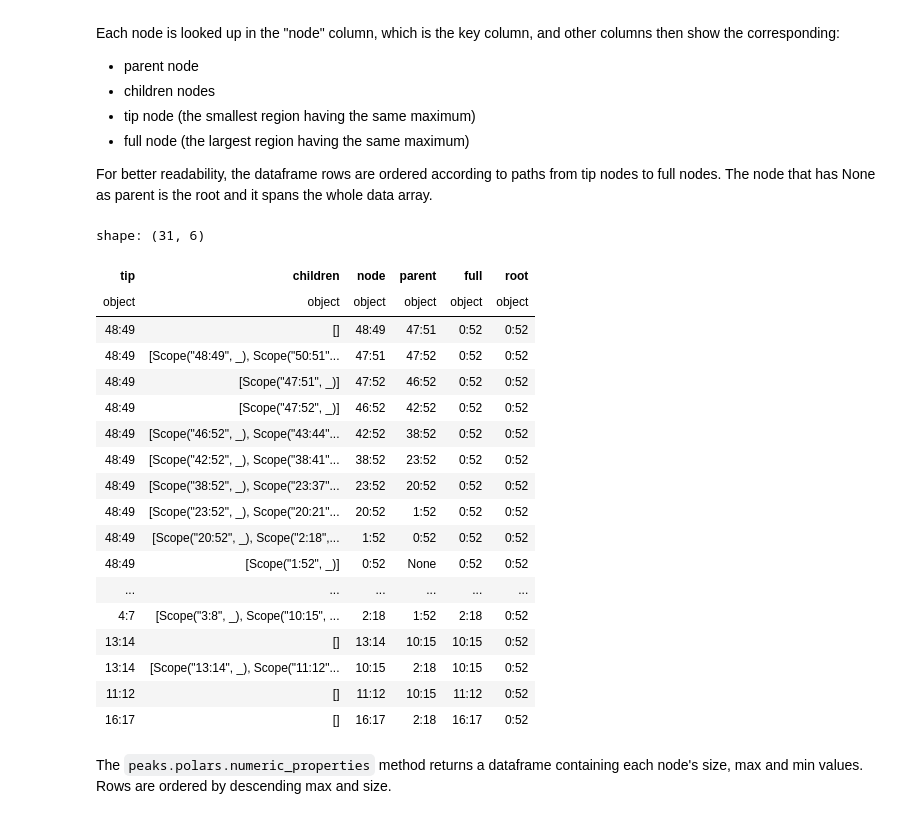
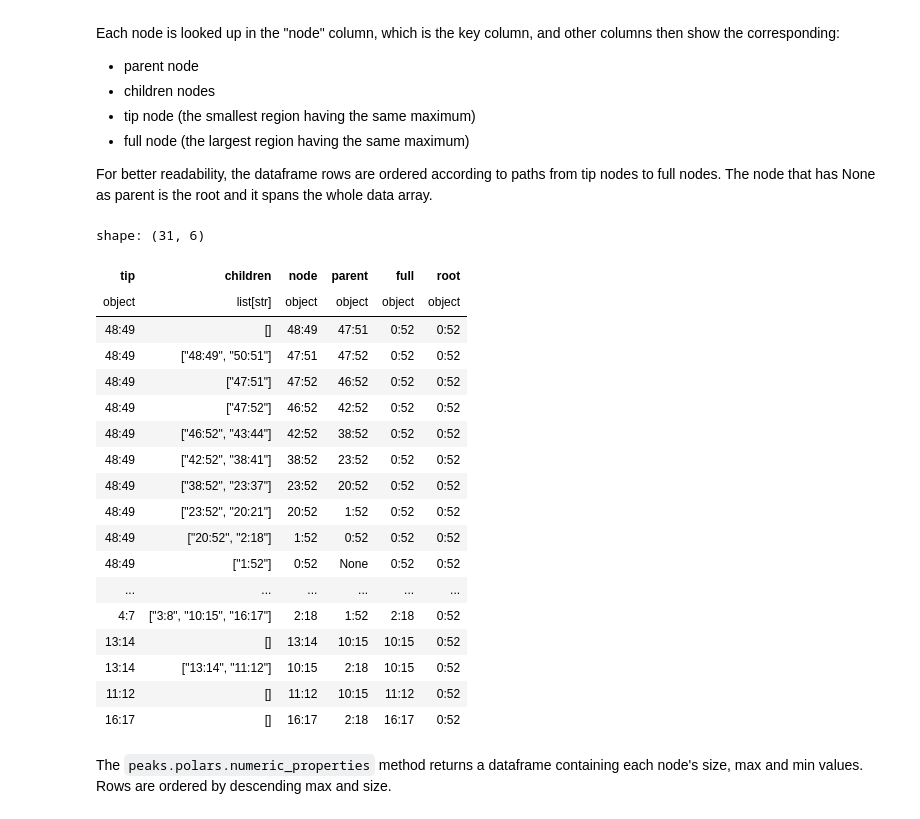
Before and after one commit to eivindtostesen/hierarchical_peak_finding, a Jupyter notebook: dataframes_tutorial.ipynb, the cells around one changed output. Saved outputs shown, nothing was run; the diff lists cells and outputs as text; code cells hidden in the pictures.

```diff
--- a/dataframes_tutorial.ipynb
+++ b/dataframes_tutorial.ipynb
@@ -160,31 +160,31 @@ For better readability, the dataframe rows are ordered according to paths from t
 # %%
 # Generate the data set:
 X, Y = peakoscope.example_1(randomseed=RANDOM_SEED)
 # Get the peak analysis results:
 peaks = peakoscope.tree(Y)
 # Add polars functionality to the peaks:
-peakoscope.interface_polars.TreePolars(peaks, X=X)
+peakoscope.interface_polars.TreePolars(peaks, attrname="polars", X=X)
 
 # Dataframe with the network of peak nodes:
 peaks.polars.tree_structure()
 # %% [output]
 shape: (31, 6)
 | tip | children | node | parent | full | root |
-| object | object | object | object | object | object |
+| object | list[str] | object | object | object | object |
 | 48:49 | [] | 48:49 | 47:51 | 0:52 | 0:52 |
-| 48:49 | [Scope("48:49", _), Scope("50:51"... | 47:51 | 47:52 | 0:52 | 0:52 |
-| 48:49 | [Scope("47:51", _)] | 47:52 | 46:52 | 0:52 | 0:52 |
-| 48:49 | [Scope("47:52", _)] | 46:52 | 42:52 | 0:52 | 0:52 |
-| 48:49 | [Scope("46:52", _), Scope("43:44"... | 42:52 | 38:52 | 0:52 | 0:52 |
-| 48:49 | [Scope("42:52", _), Scope("38:41"... | 38:52 | 23:52 | 0:52 | 0:52 |
-| 48:49 | [Scope("38:52", _), Scope("23:37"... | 23:52 | 20:52 | 0:52 | 0:52 |
-| 48:49 | [Scope("23:52", _), Scope("20:21"... | 20:52 | 1:52 | 0:52 | 0:52 |
-| 48:49 | [Scope("20:52", _), Scope("2:18",... | 1:52 | 0:52 | 0:52 | 0:52 |
-| 48:49 | [Scope("1:52", _)] | 0:52 | None | 0:52 | 0:52 |
+| 48:49 | ["48:49", "50:51"] | 47:51 | 47:52 | 0:52 | 0:52 |
+| 48:49 | ["47:51"] | 47:52 | 46:52 | 0:52 | 0:52 |
+| 48:49 | ["47:52"] | 46:52 | 42:52 | 0:52 | 0:52 |
+| 48:49 | ["46:52", "43:44"] | 42:52 | 38:52 | 0:52 | 0:52 |
+| 48:49 | ["42:52", "38:41"] | 38:52 | 23:52 | 0:52 | 0:52 |
+| 48:49 | ["38:52", "23:37"] | 23:52 | 20:52 | 0:52 | 0:52 |
+| 48:49 | ["23:52", "20:21"] | 20:52 | 1:52 | 0:52 | 0:52 |
+| 48:49 | ["20:52", "2:18"] | 1:52 | 0:52 | 0:52 | 0:52 |
+| 48:49 | ["1:52"] | 0:52 | None | 0:52 | 0:52 |
 | ... | ... | ... | ... | ... | ... |
-| 4:7 | [Scope("3:8", _), Scope("10:15", ... | 2:18 | 1:52 | 2:18 | 0:52 |
+| 4:7 | ["3:8", "10:15", "16:17"] | 2:18 | 1:52 | 2:18 | 0:52 |
 | 13:14 | [] | 13:14 | 10:15 | 10:15 | 0:52 |
-| 13:14 | [Scope("13:14", _), Scope("11:12"... | 10:15 | 2:18 | 10:15 | 0:52 |
+| 13:14 | ["13:14", "11:12"] | 10:15 | 2:18 | 10:15 | 0:52 |
 | 11:12 | [] | 11:12 | 10:15 | 11:12 | 0:52 |
 | 16:17 | [] | 16:17 | 2:18 | 16:17 | 0:52 |
 # %% [markdown]
```
Also changed, not shown: parts of 7 cells of this notebook, 4 other files.
